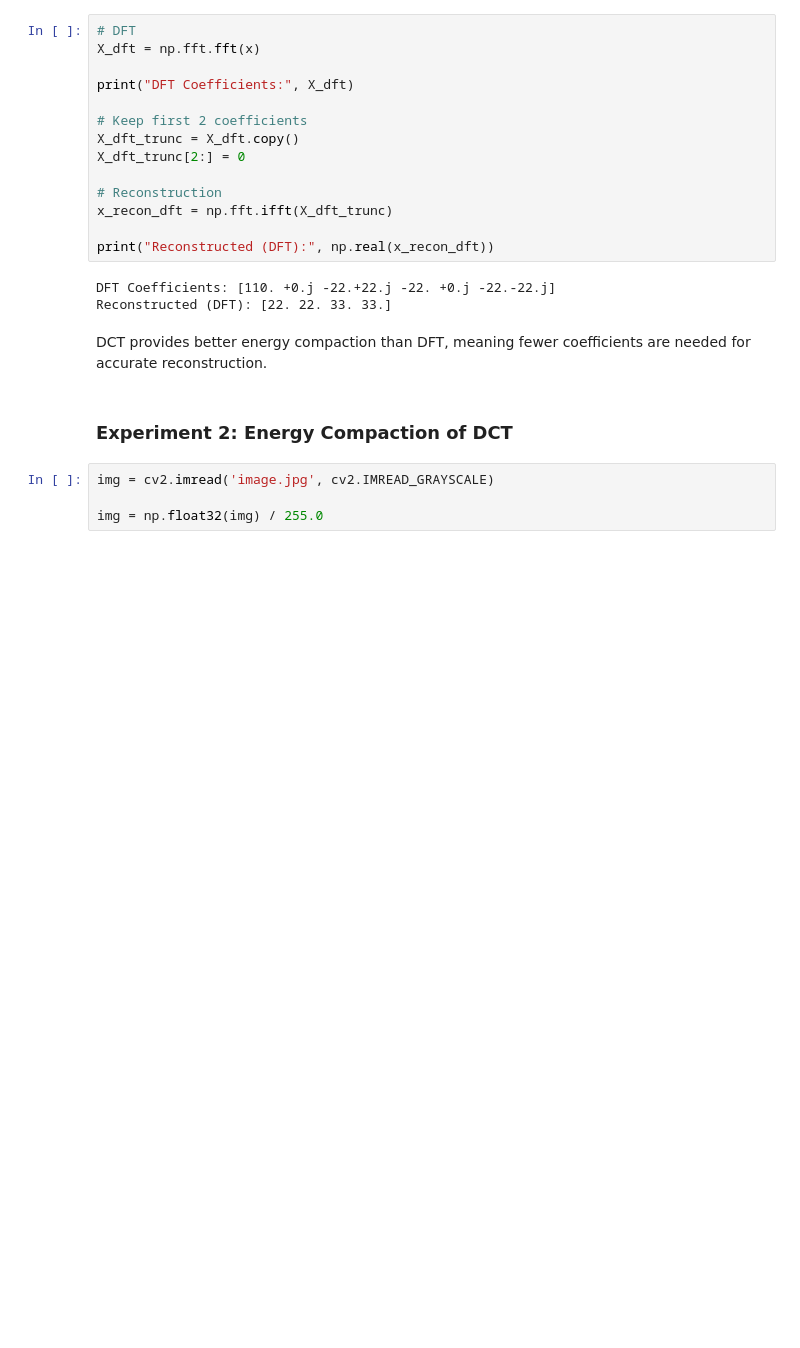
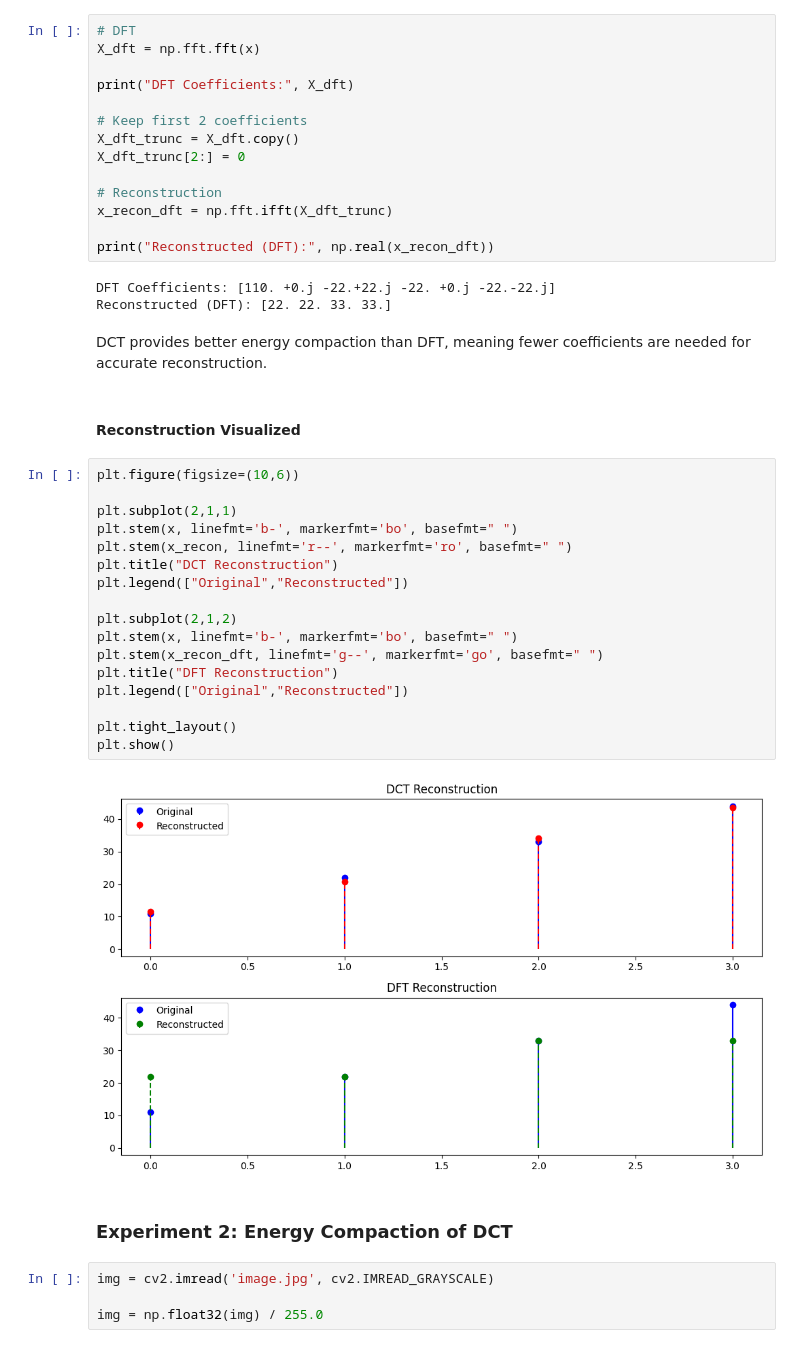
Before and after one commit to BharatK0049/image-video-processing-lab-experiments, a Jupyter notebook: notebooks/IVP_Experiment_6.ipynb, the cells around one changed output. Saved outputs shown, nothing was run; the diff lists cells and outputs as text; blank space fills up the shorter version.

```diff
--- a/notebooks/IVP_Experiment_6.ipynb
+++ b/notebooks/IVP_Experiment_6.ipynb
@@ -53,6 +53,27 @@ DFT Coefficients: [110. +0.j -22.+22.j -22. +0.j -22.-22.j]
 Reconstructed (DFT): [22. 22. 33. 33.]
 # %% [markdown]
 DCT provides better energy compaction than DFT, meaning fewer coefficients are needed for accurate reconstruction.
+# %% [markdown]
+#### Reconstruction Visualized
+# %%
+plt.figure(figsize=(10,6))
+
+plt.subplot(2,1,1)
+plt.stem(x, linefmt='b-', markerfmt='bo', basefmt=" ")
+plt.stem(x_recon, linefmt='r--', markerfmt='ro', basefmt=" ")
+plt.title("DCT Reconstruction")
+plt.legend(["Original","Reconstructed"])
+
+plt.subplot(2,1,2)
+plt.stem(x, linefmt='b-', markerfmt='bo', basefmt=" ")
+plt.stem(x_recon_dft, linefmt='g--', markerfmt='go', basefmt=" ")
+plt.title("DFT Reconstruction")
+plt.legend(["Original","Reconstructed"])
+
+plt.tight_layout()
+plt.show()
+# %% [output]
+[figure, added]
 # %% [markdown]
 ### Experiment 2: Energy Compaction of DCT
 # %%
```
Also changed, not shown: parts of 2 cells of this notebook.
